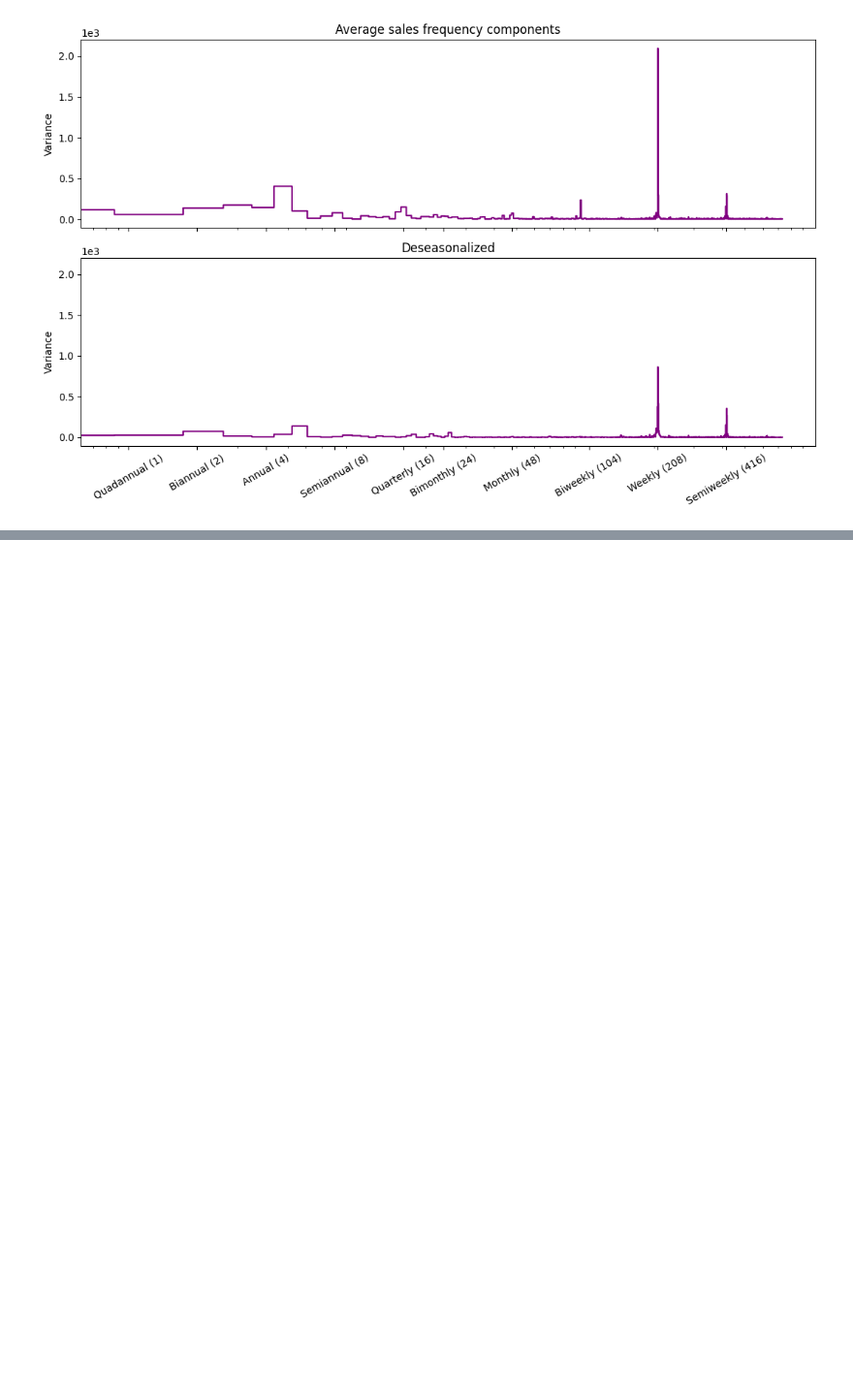
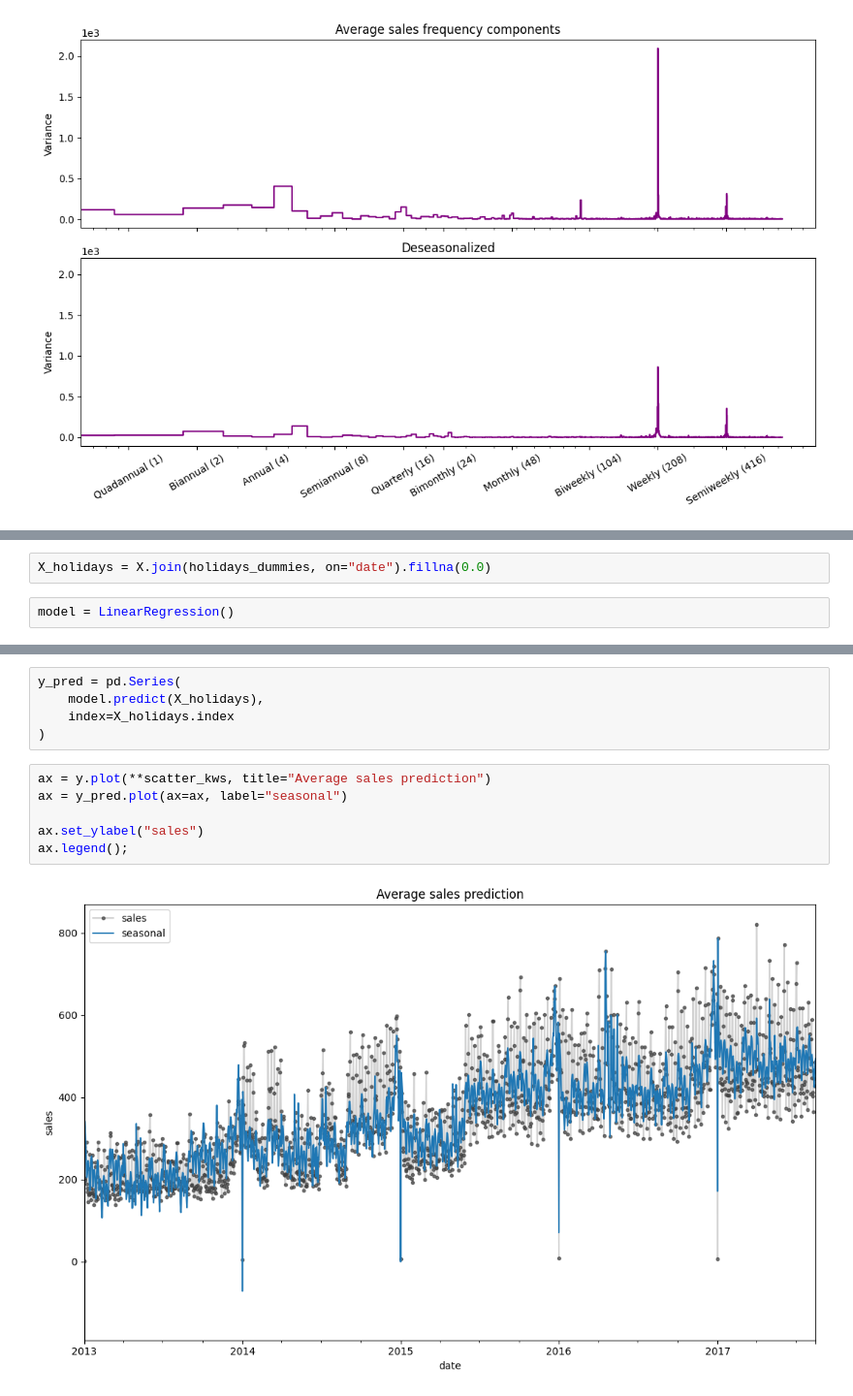
Before and after one commit to GerardoA01701474/EquipoReto, a Jupyter notebook: season-model.ipynb, the cells around one changed output, grey strips where cells are left out. Shown at 97% size. Cells and saved outputs as stored; diff of their text form; blank space fills up the shorter version.

```diff
--- a/season-model.ipynb
+++ b/season-model.ipynb
@@ -215,0 +245,4 @@ Comparing the above periodograms, it can be noted that the model was able to cap
+# %%
+X_holidays = X.join(holidays_dummies, on="date").fillna(0.0)
+# %%
+model = LinearRegression()
@@ -215,0 +253,13 @@ Comparing the above periodograms, it can be noted that the model was able to cap
+# %%
+y_pred = pd.Series(
+    model.predict(X_holidays),
+    index=X_holidays.index
+)
+# %%
+ax = y.plot(**scatter_kws, title="Average sales prediction")
+ax = y_pred.plot(ax=ax, label="seasonal")
+
+ax.set_ylabel("sales")
+ax.legend();
+# %% [output]
+[figure, added]
```
Also changed, not shown: parts of 14 cells of this notebook.
